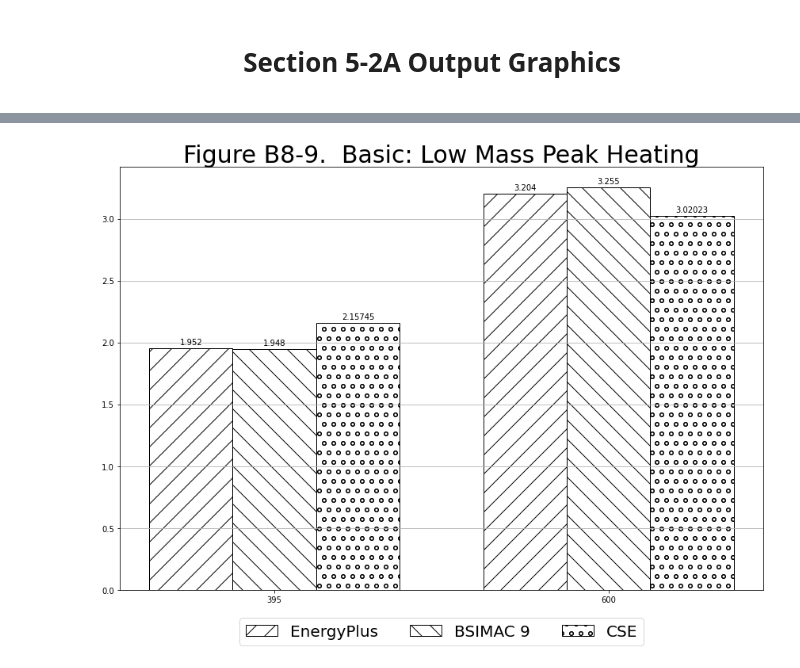
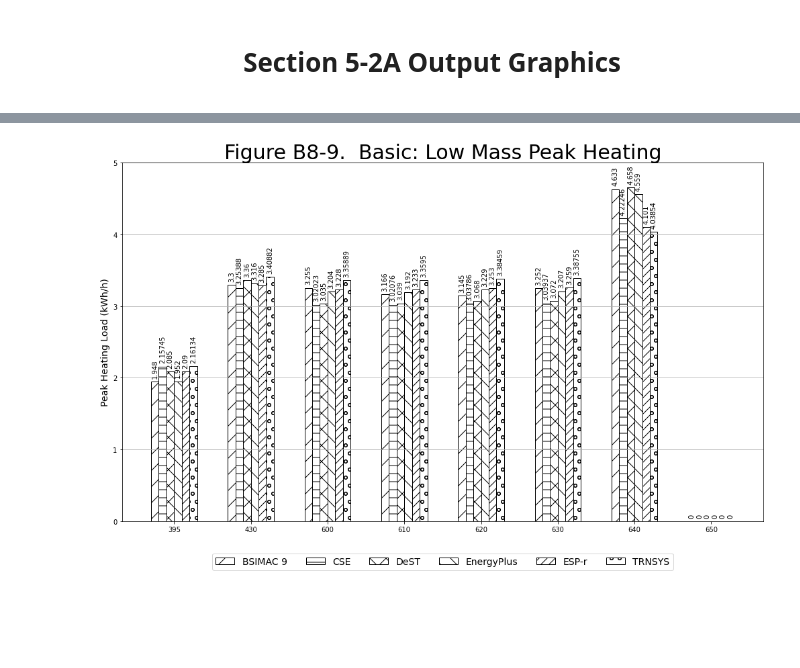
Before and after one commit to JasonGlazer/ashrae-140-automation, a Jupyter notebook: rendered/base/RESULTS5-2A.ipynb, the cells around one changed output, grey strips where cells are left out. Cells and saved outputs as stored; diff of their text form; code cells hidden in the pictures; blank space fills up the shorter version.

Commit message:
graphics work

```diff
--- a/rendered/base/RESULTS5-2A.ipynb
+++ b/rendered/base/RESULTS5-2A.ipynb
@@ -27,8 +31,31 @@ HTML("""
 """)
 # %%
 json_data = {}
+table_df = {}
+
 for f in json_file_list:
+    # make the table lookup object
+    # 0 - json key name
+    # 1 - list to make row index
+    table_lookup = [
+        ('conditioned_zone_loads_non_free_float', ['program_name', ])
+    ]
     file_path = os.path.join(root_directory, f)
     with open(file_path, 'r') as jf:
         data = json.load(jf)
+        # load json objects as objects with the file name as the key
         json_data[str(os.path.basename(f)).replace('.json', '')] = data
+        # load each table, if exists into a dataframe of the json key name
+        for tbl, row_index in table_lookup:
+            tbl_data = data.get(tbl)
+            if tbl_data:
+                try:
+                    table_df[tbl]
+                except KeyError:
+                    table_df[tbl] = pd.DataFrame()
+                # Format the json data to a multiIndex table with a meaningful row index
+                tmp_df = pd.json_normalize(tbl_data)
+                tmp_df.columns = pd.MultiIndex.from_tuples([i.split('.') for i in tmp_df.columns])
+                tmp_df['program_name'] = str(os.path.basename(f)).replace('.json', '')
+                tmp_df = tmp_df.set_index(row_index)
+                table_df[tbl] = pd.concat([table_df[tbl], tmp_df])
@@ -39,7 +113,7 @@ import numpy as np
 labels = []
 data = []
 programs = []
-cases = ['395', '600']
+cases = ['395', '430', '600', '610', '620', '630', '640', '650']
 for idx, (tst, json_obj) in enumerate(json_data.items()):
     tmp_data = []
     for case in cases:
@@ -47,24 +121,26 @@ for idx, (tst, json_obj) in enumerate(json_data.items()):
     data.insert(idx, tmp_data)
     programs.insert(idx, json_obj['identifying_information']['software_name'])
 
-hatches = ['/', '\\', 'o', '//'][:len(data)]
+hatches = ['/', '-', 'x', '\\', '//', 'o', '|',  '+', 'O', '.', '*'][:len(data)]
 # %%
-fig, ax = plt.subplots(1, 1, figsize=(12,8), sharex=True)
+fig, ax = plt.subplots(1, 1, figsize=(14,8))
 fig.tight_layout()
 
-width = 0.25
+width = 0.1
 
 ax.set_xticks(np.arange(max([len(i) for i in data])))
 ax.set_title('Figure B8-9.  Basic: Low Mass Peak Heating', fontsize=30)
 ax.set_xticklabels(cases)
 for idx, (p, d, h) in enumerate(zip(programs, data, hatches)):
     x = np.arange(len(d))
     rects = ax.bar(x + (width * idx) - (width/2 * (len(data) - 1)), d, width, label=p, hatch=h, fill=None)
-    ax.bar_label(rects, padding=3)
+    ax.bar_label(rects, padding=5, rotation="vertical")
+
 
 ax.grid(which='major', axis='y')
-ax.legend(loc='lower center', bbox_to_anchor=(0.5, -0.15), ncol=len(programs), fontsize=20)
-
+ax.legend(loc='lower center', bbox_to_anchor=(0.5, -0.15), ncol=len(programs), fontsize=14)
+ax.set_ylabel('Peak Heating Load (kWh/h)', fontsize=14)
+ax.set_ylim(0, 5)
 plt.show();
 # %% [output]
-[figure, old version]
+[figure, new version]
```
Also changed, not shown: parts of 5 cells of this notebook, 7 other files.
